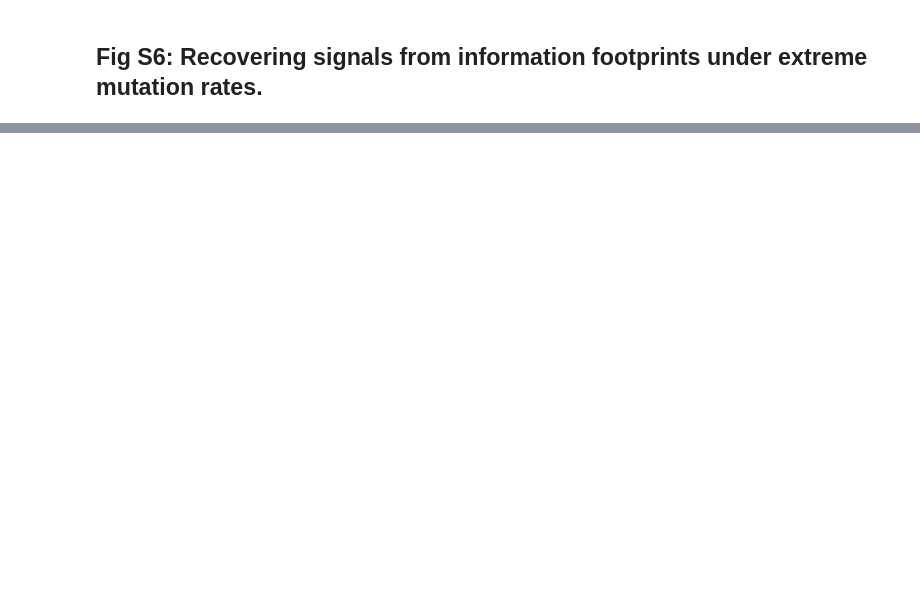
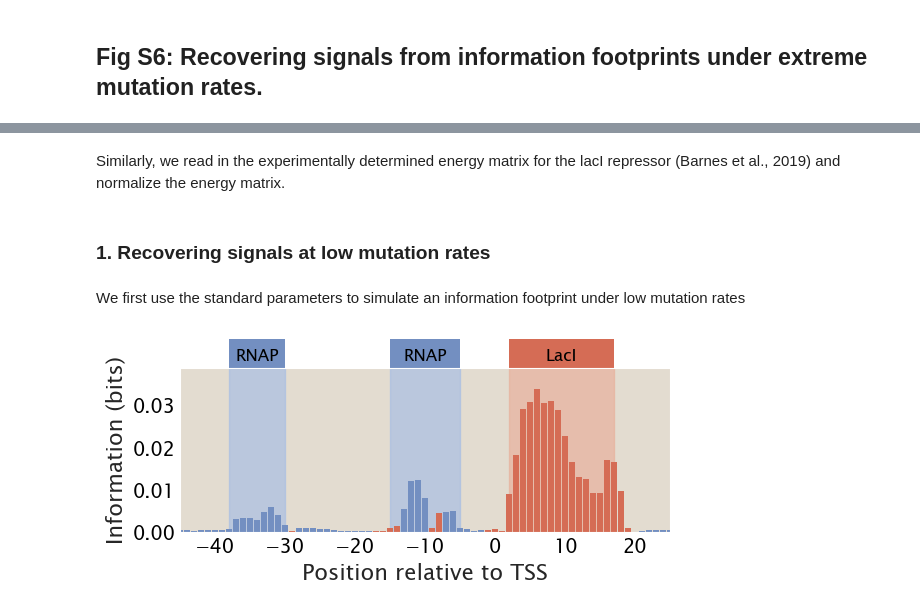
Before and after one commit to RPGroup-PBoC/theoretical_regseq, a Jupyter notebook: SI_notebooks/figS6_recovering_signals.ipynb, the cells around one changed output, grey strips where cells are left out. Cells and saved outputs as stored; diff of their text form; code cells hidden in the pictures; blank space fills up the shorter version.

```diff
--- a/SI_notebooks/figS6_recovering_signals.ipynb
+++ b/SI_notebooks/figS6_recovering_signals.ipynb
@@ -16,5 +2,0 @@ import seaborn as sns
-# %%
-_genome = []
-for record in SeqIO.parse("../data/mg1655_genome.fasta", "fasta"):
-    _genome.append(str(record.seq))
-genome = _genome[0]
@@ -111,0 +20,9 @@ tregs.footprint.plot_footprint(promoter, df, region_params,
+# %%
+_genome = []
+for record in SeqIO.parse(fdir + "mg1655_genome.fasta", "fasta"):
+    _genome.append(str(record.seq))
+genome = _genome[0]
+
+df = pd.read_csv(fdir + 'ecoli_gene_list.csv')
+lacZYA_TSS = int(df[(df.gene == 'lacZ') & (df.promoter == 'lacZp1')]['tss'].iloc[0])
+promoter = tregs.seq_utils.get_regulatory_region(genome, lacZYA_TSS, reverse=True)
@@ -111,0 +36,34 @@ tregs.footprint.plot_footprint(promoter, df, region_params,
+# %%
+rnap_emat_raw = np.loadtxt(fdir + 'energy_matrices/RNAP_energy_matrix.txt')
+rnap_emat = tregs.simulate.fix_wt(rnap_emat_raw, rnap_site)
+# %% [markdown]
+Similarly, we read in the experimentally determined energy matrix for the lacI repressor (Barnes et al., 2019) and normalize the energy matrix.
+# %%
+O1_1027_raw = np.load(fdir + 'energy_matrices/lacThermoforTO1.npy')
+
+O1_1027_fixed = np.zeros(np.shape(O1_1027_raw))
+for i in range(3):
+    O1_1027_fixed[i] = tregs.simulate.fix_wt(O1_1027_raw[i], rep_site)
+
+rep_emat = np.mean(O1_1027_fixed, axis=0)
+# %% [markdown]
+### 1. Recovering signals at low mutation rates
+# %% [markdown]
+We first use the standard parameters to simulate an information footprint under low mutation rates
+# %%
+n_NS = len(genome)
+n_p = 5000
+n_r = 10
+ep_wt = -5
+er_wt = -15
+
+df = tregs.simulate.sim(promoter, tregs.simulate.simrep_pbound, [rnap_site, rep_site],
+                        *[n_NS, n_p, n_r, rnap_emat, rep_emat, ep_wt, er_wt],
+                        mutrate=0.04)
+
+region_params = [(-38, -30, 'P', 'RNAP'), (-15, -5, 'P', 'RNAP'), (2, 17, 'R', 'LacI')]
+tregs.footprint.plot_footprint(promoter, df, region_params,
+                               x_lims=(-45, 25), fig_width=6,
+                               outfile=out_fdir + 'weak_rnap.pdf')
+# %% [output]
+[figure, added]
```
Also changed, not shown: parts of 28 cells of this notebook, 4 other files.
